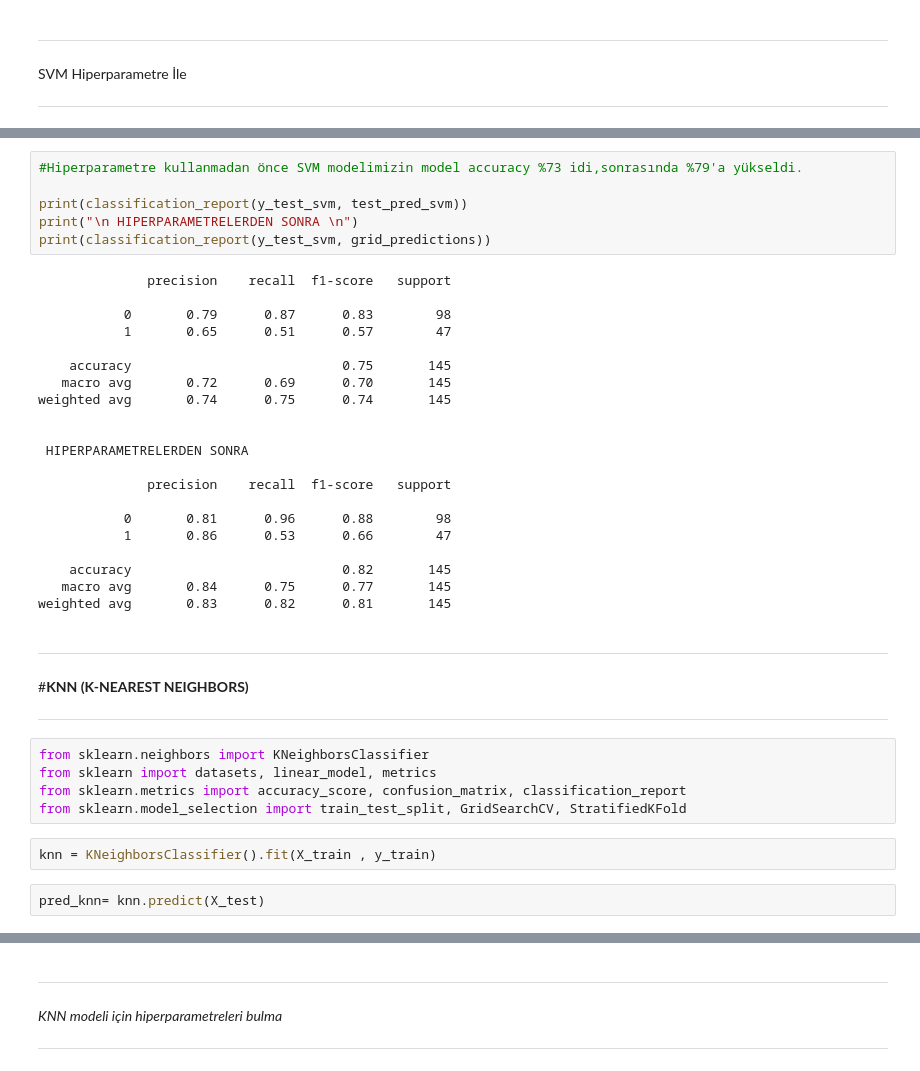
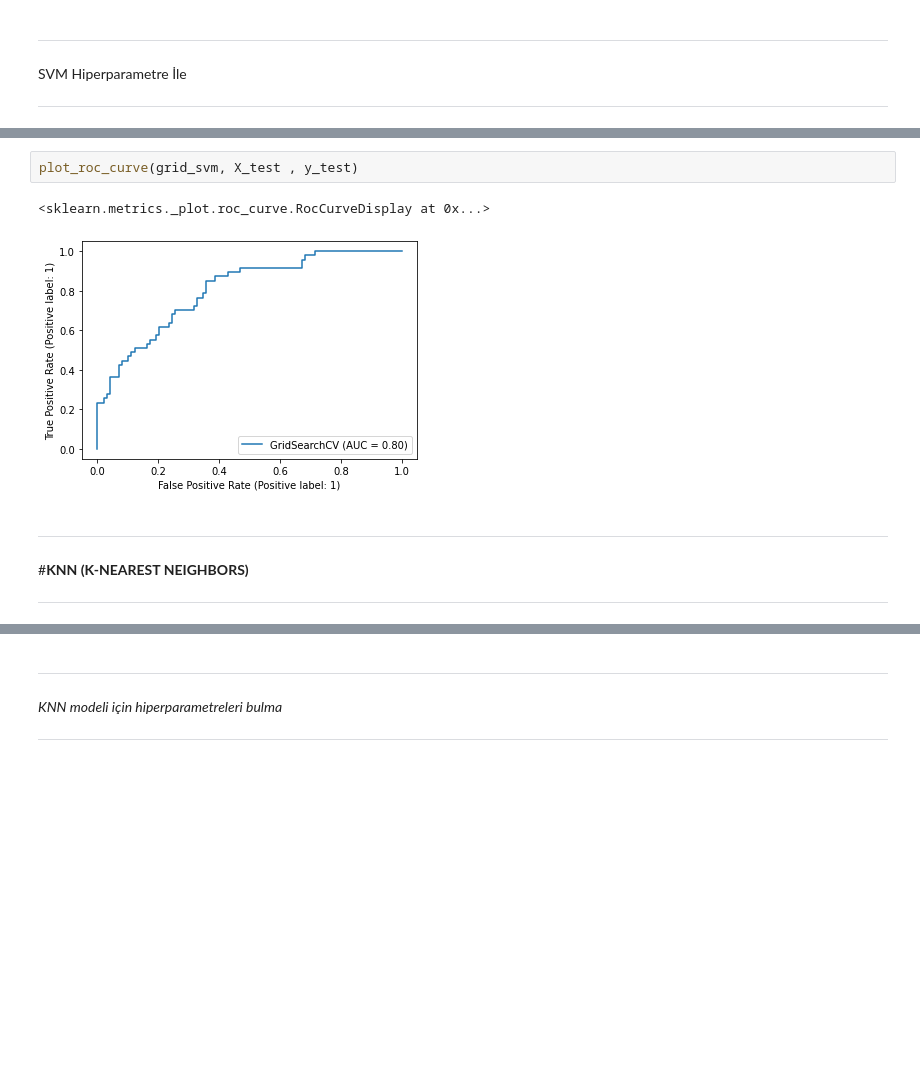
Before and after one commit to BoranOner/Predicting-Diabetes, a Jupyter notebook: SatırVeSütunEksikDengesiz.ipynb, the cells around one changed output, grey strips where cells are left out. Saved outputs shown, nothing was run; the diff lists cells and outputs as text; blank space fills up the shorter version.

```diff
--- a/SatırVeSütunEksikDengesiz.ipynb
+++ b/SatırVeSütunEksikDengesiz.ipynb
@@ -783,30 +773,8 @@ weighted avg       0.83      0.82      0.81       145
-# %%
-#Hiperparametre kullanmadan önce SVM modelimizin model accuracy %73 idi,sonrasında %79'a yükseldi.
-
-print(classification_report(y_test_svm, test_pred_svm))
-print("\n HIPERPARAMETRELERDEN SONRA \n")
-print(classification_report(y_test_svm, grid_predictions))
-# %% [output]
-              precision    recall  f1-score   support
-
-           0       0.79      0.87      0.83        98
-           1       0.65      0.51      0.57        47
-
-    accuracy                           0.75       145
-   macro avg       0.72      0.69      0.70       145
-weighted avg       0.74      0.75      0.74       145
-
-
- HIPERPARAMETRELERDEN SONRA
-
-              precision    recall  f1-score   support
-
-           0       0.81      0.96      0.88        98
-           1       0.86      0.53      0.66        47
-
-    accuracy                           0.82       145
-   macro avg       0.84      0.75      0.77       145
-weighted avg       0.83      0.82      0.81       145
+# %%
+plot_roc_curve(grid_svm, X_test , y_test)
+# %% [output]
+<sklearn.metrics._plot.roc_curve.RocCurveDisplay at 0x...>
+[figure, added]
 # %% [markdown]
 
 
@@ -819,12 +787,3 @@ weighted avg       0.83      0.82      0.81       145
 
 
 ---
-# %%
-from sklearn.neighbors import KNeighborsClassifier
-from sklearn import datasets, linear_model, metrics
-from sklearn.metrics import accuracy_score, confusion_matrix, classification_report
-from sklearn.model_selection import train_test_split, GridSearchCV, StratifiedKFold
-# %%
-knn = KNeighborsClassifier().fit(X_train , y_train)
-# %%
-pred_knn= knn.predict(X_test)
```
Also changed, not shown: parts of 45 cells of this notebook.
